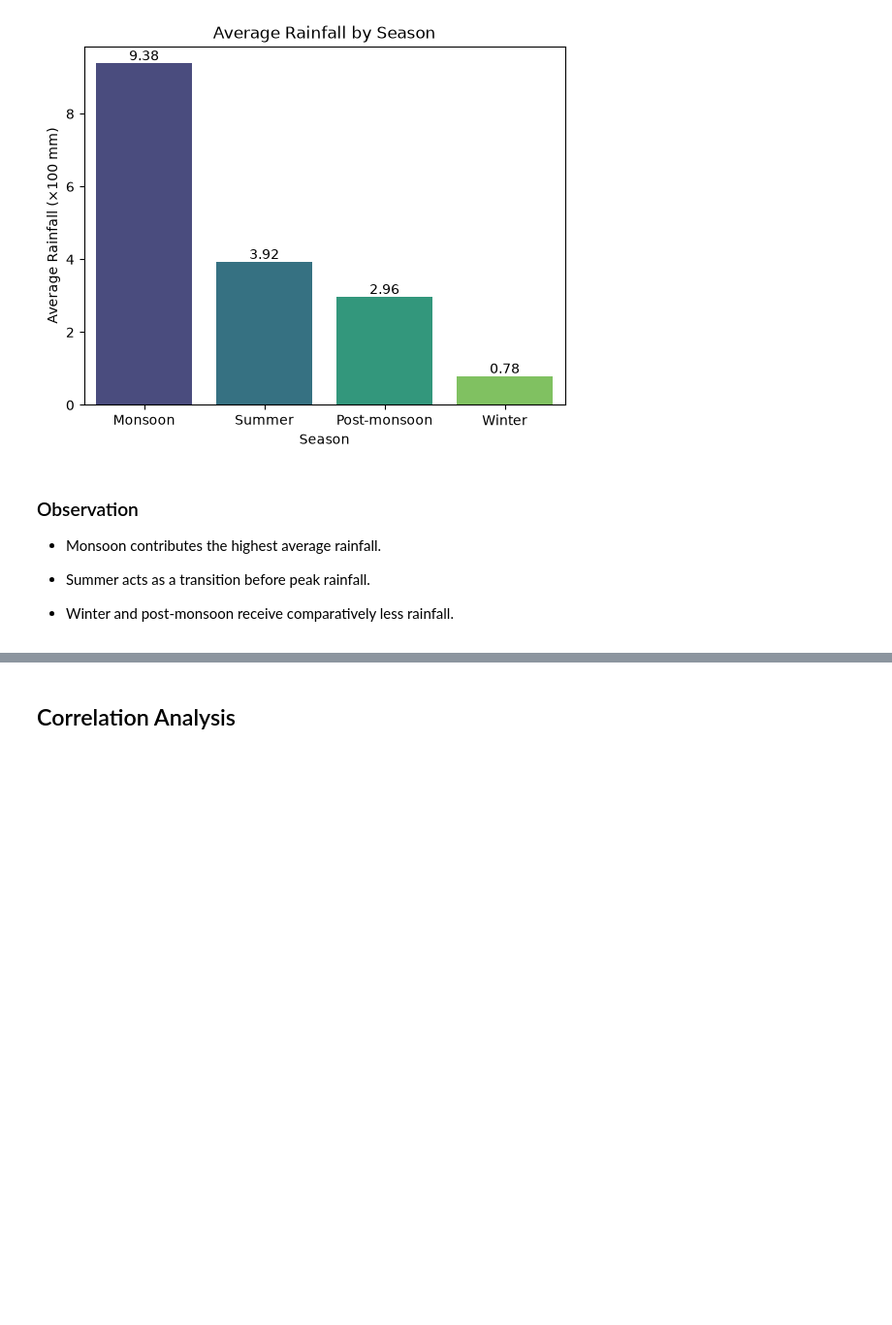
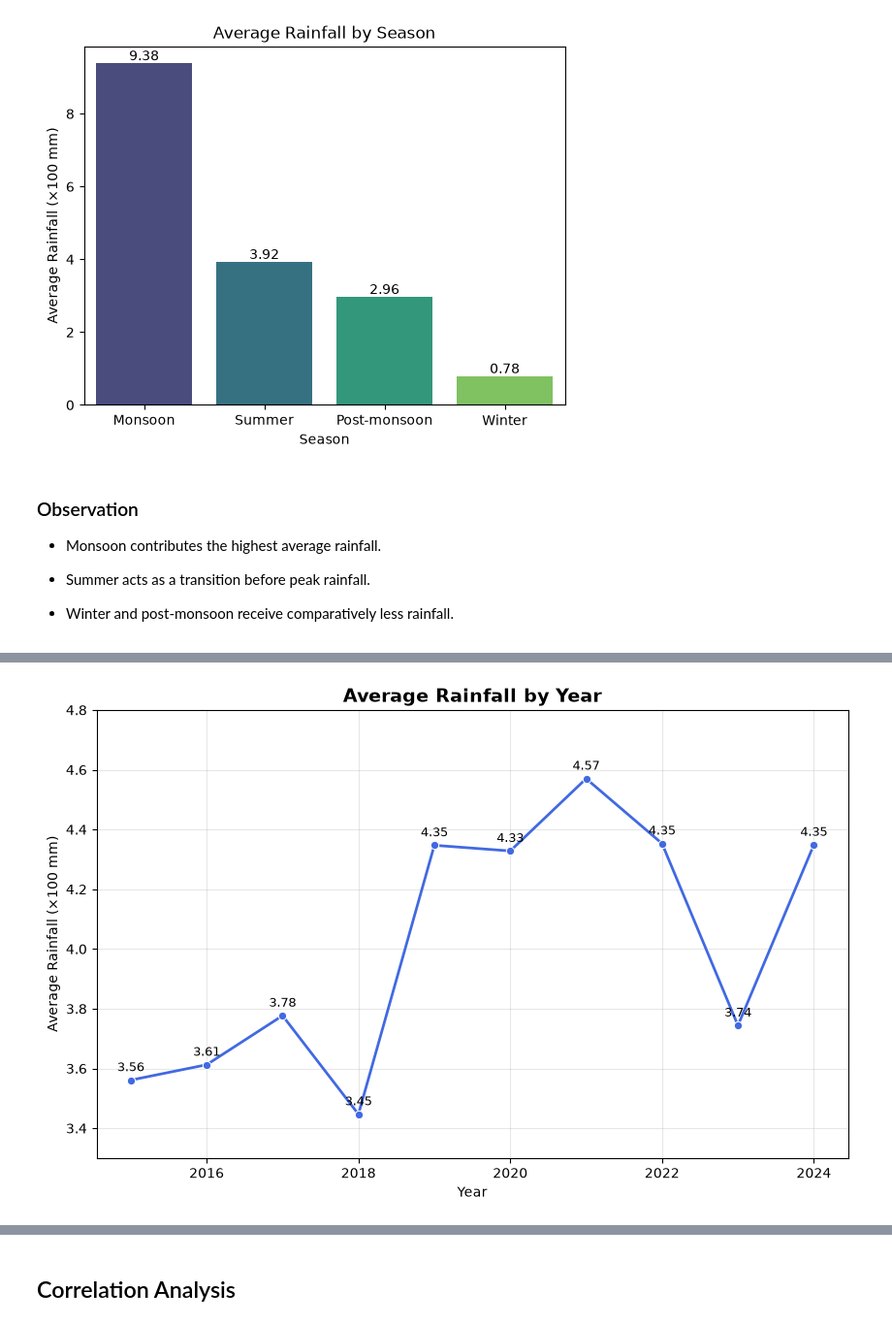
Before and after one commit to Amit-o18/India-weather-data-analysis, a Jupyter notebook: notebooks/03_Exploratory_Data_Analysis.ipynb, the cells around one changed output, grey strips where cells are left out. Shown at 97% size. Drawn from its saved outputs; the diff is of its cells as text; code cells hidden in the pictures; blank space fills up the shorter version.

```diff
--- a/notebooks/03_Exploratory_Data_Analysis.ipynb
+++ b/notebooks/03_Exploratory_Data_Analysis.ipynb
@@ -478,0 +568,42 @@ plt.show()
+# %%
+# Exclude incomplete year (2025)
+df_year = df[df["year"] != 2025]
+
+# Calculate average rainfall by year
+year_rainfall = (
+    df_year.groupby("year")["rainfall"]
+           .mean()
+           .reset_index()
+)
+
+# Plot
+plt.figure(figsize=(10,6))
+
+ax = sns.lineplot(
+    data=year_rainfall,
+    x="year",
+    y="rainfall",
+    marker="o",
+    linewidth=2,
+    color="royalblue"
+)
+
+# Add value labels
+for x, y in zip(year_rainfall["year"], year_rainfall["rainfall"]):
+    plt.text(
+        x,
+        y + 0.03,
+        f"{y:.2f}",
+        ha="center",
+        fontsize=9
+    )
+
+plt.title("Average Rainfall by Year", fontsize=14, weight="bold")
+plt.xlabel("Year")
+plt.ylabel("Average Rainfall (×100 mm)")
+plt.grid(alpha=0.3)
+plt.ylim(3.3, 4.8)
+
+plt.show()
+# %% [output]
+[figure, added]
```
Also changed, not shown: parts of 18 cells of this notebook.
